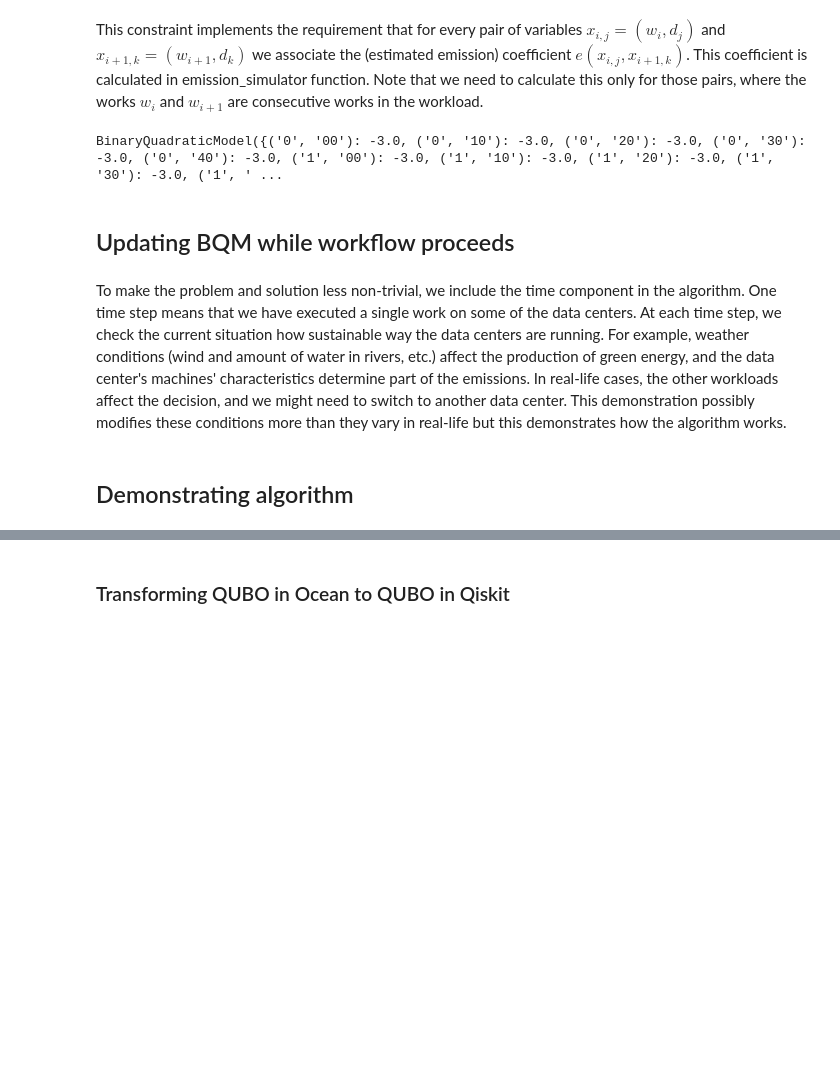
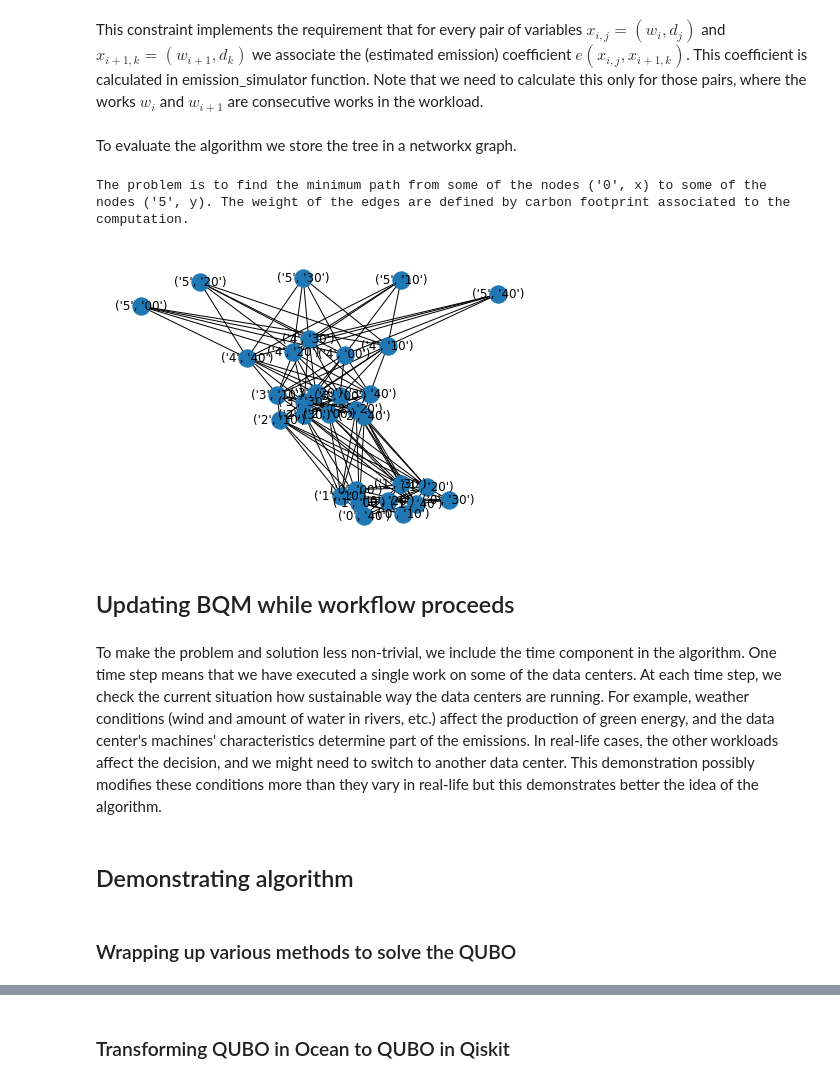
Before and after one commit to valterUo/Quantum-Computing-based-Optimization-for-Sustainable-Data-Workflows-in-Cloud, a Jupyter notebook: main.ipynb, the cells around one changed output, grey strips where cells are left out. Cells and saved outputs as stored; diff of their text form; code cells hidden in the pictures; blank space fills up the shorter version.

Commit message:
Define various solution methods

```diff
--- a/main.ipynb
+++ b/main.ipynb
@@ -99,38 +102,49 @@ for work_id in variables:
 ### Constraint 2
 # %% [markdown]
 This constraint implements the requirement that for every pair of variables $x_{i,j} = (w_i, d_j)$ and $x_{i+1,k} = (w_{i+1}, d_k)$ we associate the (estimated emission) coefficient $e(x_{i,j}, x_{i+1,k})$. This coefficient is calculated in emission_simulator function. Note that we need to calculate this only for those pairs, where the works $w_i$ and $w_{i+1}$ are consecutive works in the workload.
+# %% [markdown]
+To evaluate the algorithm we store the tree in a networkx graph.
 # %%
 A = 1
 linear = dict()
 quadratic = dict()
 offset = 0.0
+tree = nx.Graph()
 
 for work_id_current in range(len(workload_order) - 1):
     work_id_next = work_id_current + 1
-
     key_current = workload_order[work_id_current]
     key_next = workload_order[work_id_next]
 
     for work1 in variables[key_current]:
         for work2 in variables[key_next]:
-            coeff = emission_simulator(work1, work2)
+            coeff = emission_simulator(work1, work2, cloud_partners, workload)
+            append_quadratic_safe((work1, work2), coeff, quadratic)
+            tree.add_edge(work1, work2, weight=coeff)
+
             #print("Works", work1, work2)
             #print("Coefficient", coeff)
-            append_quadratic_safe((work1, work2), coeff, quadratic)
 
 bqm_c2 = dimod.BinaryQuadraticModel(linear, quadratic, offset, vartype)
 bqm_c2.scale(A)
 bqm.update(bqm_c2)
+
+print("The problem is to find the minimum path from some of the nodes ('0', x) to some of the nodes ('5', y). The weight of the edges are defined by carbon footprint associated to the computation.")
+nx.draw(tree, with_labels = True)
+
 #print(bqm)
 #print(bqm.to_numpy_vectors())
 # %% [output]
-BinaryQuadraticModel({('0', '00'): -3.0, ('0', '10'): -3.0, ('0', '20'): -3.0, ('0', '30'): -3.0, ('0', '40'): -3.0, ('1', '00'): -3.0, ('1', '10'): -3.0, ('1', '20'): -3.0, ('1', '30'): -3.0, ('1', ' ...
+The problem is to find the minimum path from some of the nodes ('0', x) to some of the nodes ('5', y). The weight of the edges are defined by carbon footprint associated to the computation.
+[figure, added]
 # %% [markdown]
 ## Updating BQM while workflow proceeds
 # %% [markdown]
-To make the problem and solution less non-trivial, we include the time component in the algorithm. One time step means that we have executed a single work on some of the data centers. At each time step, we check the current situation how sustainable way the data centers are running. For example, weather conditions (wind and amount of water in rivers, etc.) affect the production of green energy, and the data center's machines' characteristics determine part of the emissions. In real-life cases, the other workloads affect the decision, and we might need to switch to another data center. This demonstration possibly modifies these conditions more than they vary in real-life but this demonstrates how the algorithm works.
+To make the problem and solution less non-trivial, we include the time component in the algorithm. One time step means that we have executed a single work on some of the data centers. At each time step, we check the current situation how sustainable way the data centers are running. For example, weather conditions (wind and amount of water in rivers, etc.) affect the production of green energy, and the data center's machines' characteristics determine part of the emissions. In real-life cases, the other workloads affect the decision, and we might need to switch to another data center. This demonstration possibly modifies these conditions more than they vary in real-life but this demonstrates better the idea of the algorithm.
 # %%
 def update(bqm):
     return None
 # %% [markdown]
 ## Demonstrating algorithm
+# %% [markdown]
+### Wrapping up various methods to solve the QUBO
```
Also changed, not shown: parts of 18 cells of this notebook, 1 other file.
